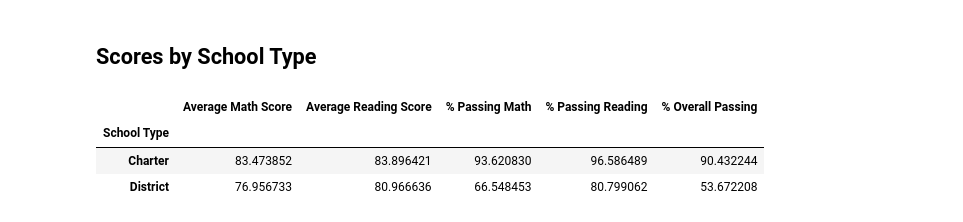
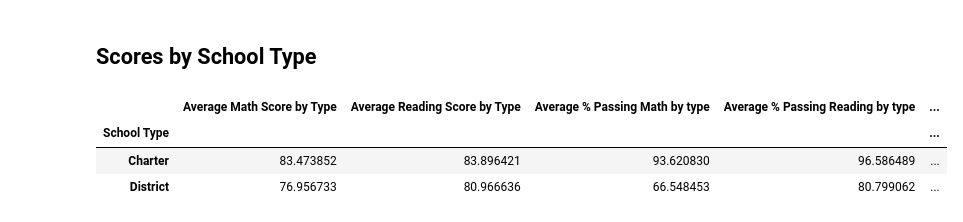
Before and after one commit to FDernawi/pandas-challenge, a Jupyter notebook: pandas-challenge/Starter_Code/PyCitySchools/PyCitySchools_starter.ipynb, the cells around one changed output. Saved outputs shown, nothing was run; the diff lists cells and outputs as text; code cells hidden in the pictures.

```diff
--- a/pandas-challenge/Starter_Code/PyCitySchools/PyCitySchools_starter.ipynb
+++ b/pandas-challenge/Starter_Code/PyCitySchools/PyCitySchools_starter.ipynb
@@ -517,12 +537,18 @@ average_percent_passing_reading_by_type = per_school_summary.groupby(["School Ty
 average_percent_overall_passing_by_type = per_school_summary.groupby(["School Type"])["% Overall Passing"].mean()
 # %%
 # Assemble the new data by type into a DataFrame called `type_summary`
-type_summary =
+type_summary = pd.DataFrame({
+    "Average Math Score by Type" : average_math_score_by_type,
+    "Average Reading Score by Type" : average_reading_score_by_type,
+    "Average % Passing Math by type" : average_percent_passing_math_by_type,
+    "Average % Passing Reading by type" : average_percent_passing_reading_by_type,
+    "Average % Overall Passing by Type" : average_percent_overall_passing_by_type
+})
 
 # Display results
 type_summary
 # %% [output]
-|  | Average Math Score | Average Reading Score | % Passing Math | % Passing Reading | % Overall Passing |
-| School Type |  |  |  |  |  |
-| Charter | 83.473852 | 83.896421 | 93.620830 | 96.586489 | 90.432244 |
-| District | 76.956733 | 80.966636 | 66.548453 | 80.799062 | 53.672208 |
+|  | Average Math Score by Type | Average Reading Score by Type | Average % Passing Math by type | Average % Passing Reading by type | ... |
+| School Type |  |  |  |  | ... |
+| Charter | 83.473852 | 83.896421 | 93.620830 | 96.586489 | ... |
+| District | 76.956733 | 80.966636 | 66.548453 | 80.799062 | ... |
```
Also changed, not shown: parts of 6 cells of this notebook, 3 other files.
